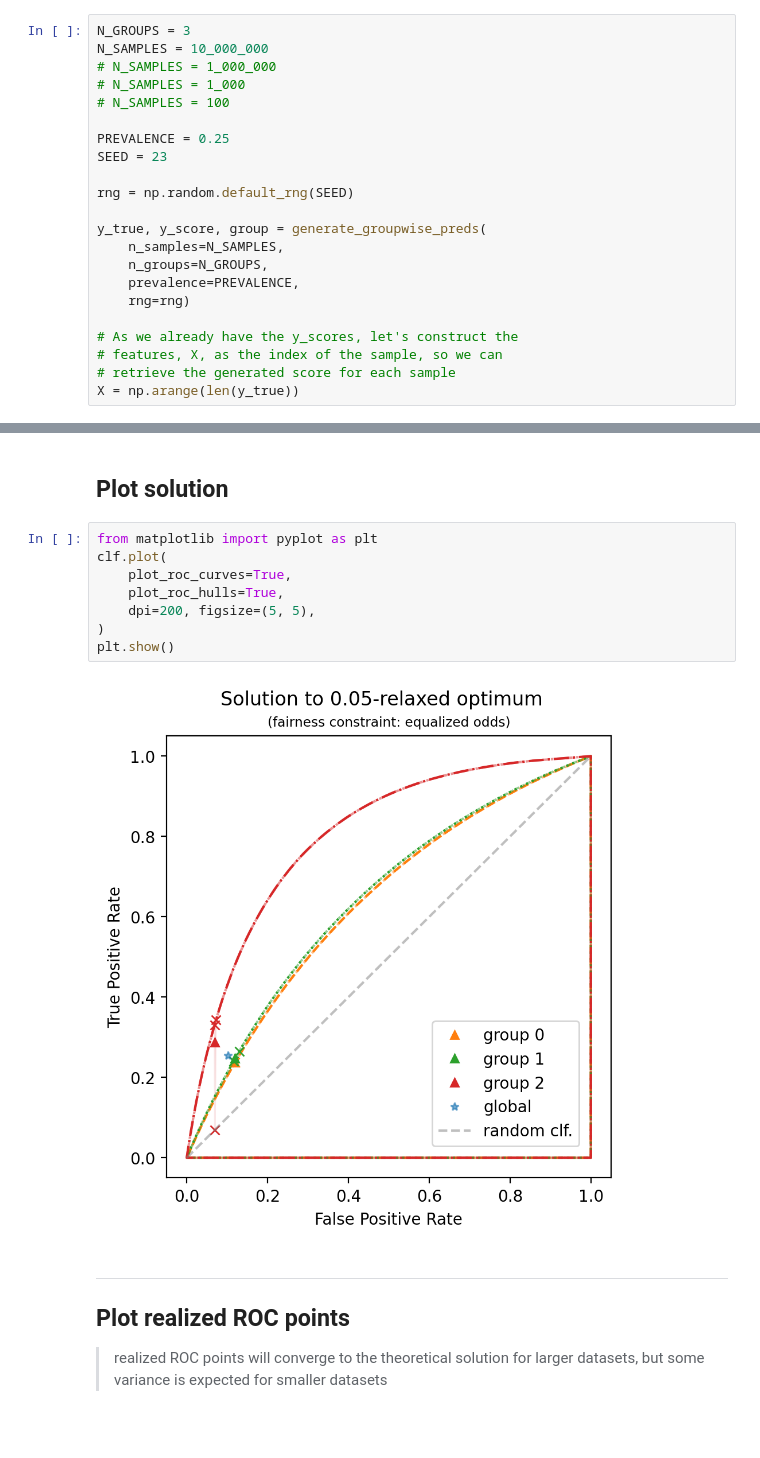
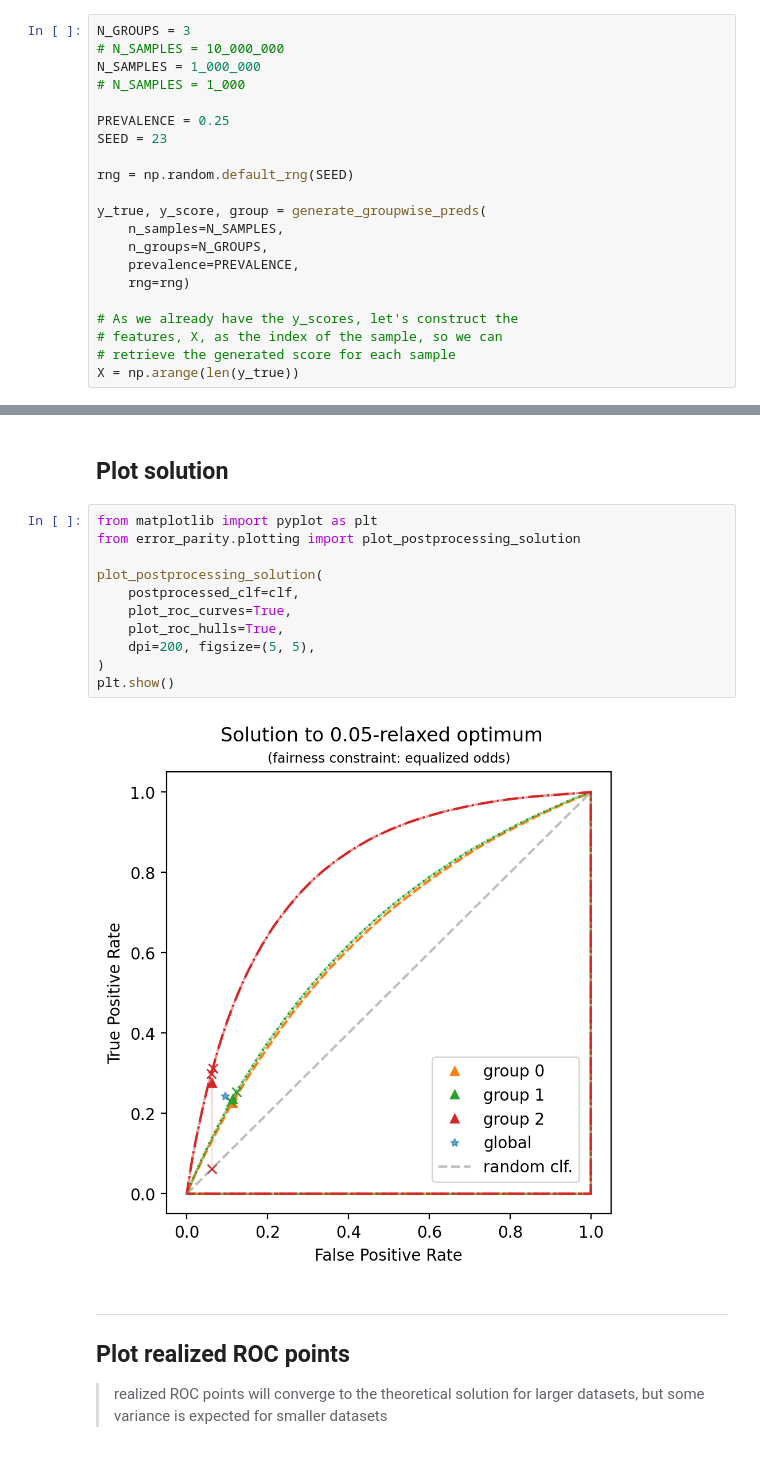
Before and after one commit to socialfoundations/error-parity, a Jupyter notebook: examples/relaxed-equalized-odds.usage-example-synthetic-data.ipynb, the cells around one changed output, grey strips where cells are left out. Drawn from its saved outputs; the diff is of its cells as text.

Commit message:
updated examples w/ latest error-parity version

```diff
--- a/examples/relaxed-equalized-odds.usage-example-synthetic-data.ipynb
+++ b/examples/relaxed-equalized-odds.usage-example-synthetic-data.ipynb
@@ -42,10 +42,9 @@ def generate_groupwise_preds(n_samples, n_groups, prevalence, rng):
     return y_true, y_score, group
 # %%
 N_GROUPS = 3
-N_SAMPLES = 10_000_000
-# N_SAMPLES = 1_000_000
+# N_SAMPLES = 10_000_000
+N_SAMPLES = 1_000_000
 # N_SAMPLES = 1_000
-# N_SAMPLES = 100
 
 PREVALENCE = 0.25
 SEED = 23
@@ -123,14 +122,17 @@ Wall time: 6.71 s
 ## Plot solution
 # %%
 from matplotlib import pyplot as plt
-clf.plot(
+from error_parity.plotting import plot_postprocessing_solution
+
+plot_postprocessing_solution(
+    postprocessed_clf=clf,
     plot_roc_curves=True,
     plot_roc_hulls=True,
     dpi=200, figsize=(5, 5),
 )
 plt.show()
 # %% [output]
-[figure, old version]
+[figure, new version]
 # %% [markdown]
 ---
 ## Plot realized ROC points
```
Also changed, not shown: parts of 6 cells of this notebook, 6 other files.
